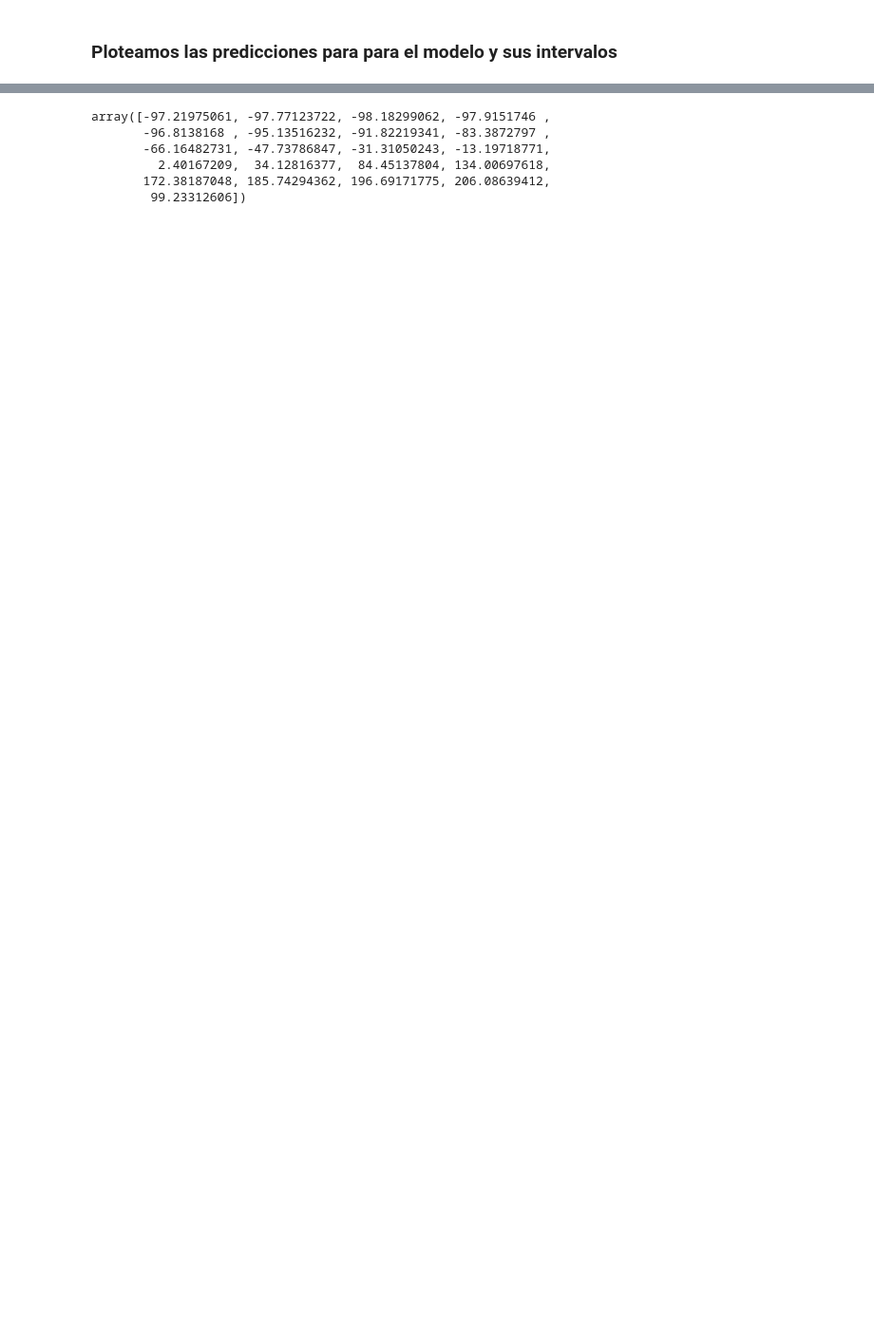
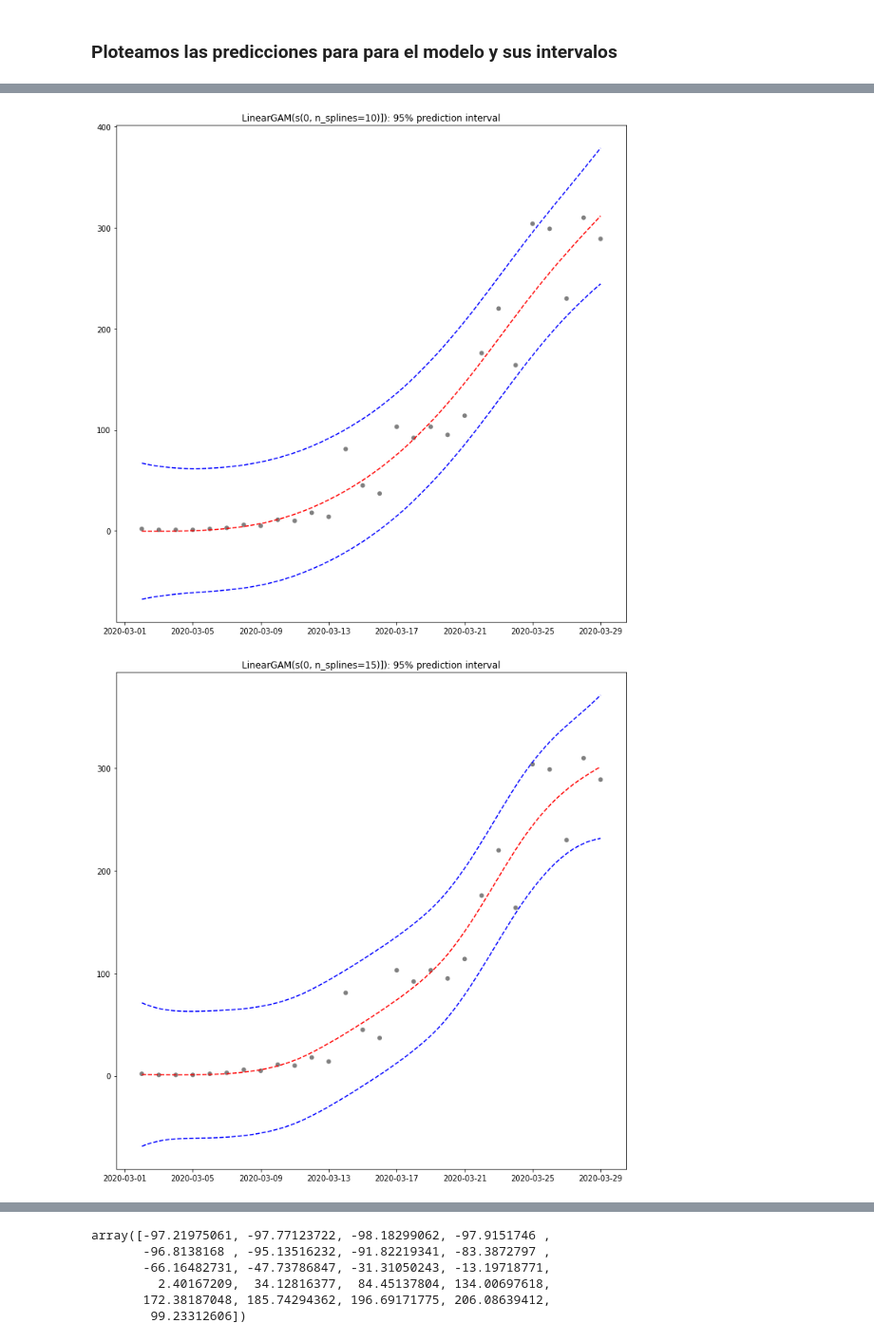
Before and after one commit to verasativa/covi-19-chile, a Jupyter notebook: GAMs.ipynb, the cells around one changed output, grey strips where cells are left out. Shown at 95% size. Cells and saved outputs as stored; diff of their text form; code cells hidden in the pictures; blank space fills up the shorter version.

```diff
--- a/GAMs.ipynb
+++ b/GAMs.ipynb
@@ -92,0 +110,13 @@ plt.savefig('LinearGAM(s(0) + s(0)): 95% prediction interval.png')
+# %%
+# Miremos un rango
+# Veremos modelos muy generales donde no se pueden ver sub-tendencias clararas por un lado
+# y modelos overfited por el otro donde cada variación se sobre interpreta mucho.
+# La idea es entender como se comporta el modelo en un rango de hiper-parametros
+
+for n_splines in range(10, 31, 5):
+    gam = LinearGAM(s(0, n_splines=n_splines))
+    gam.fit(X, y)
+    plot_gam(gam, f'LinearGAM(s(0, n_splines={n_splines})]): 95% prediction interval', df.ds, y)
+# %% [output]
+[figure, added]
+[figure, added]
```
Also changed, not shown: parts of 9 cells of this notebook.
